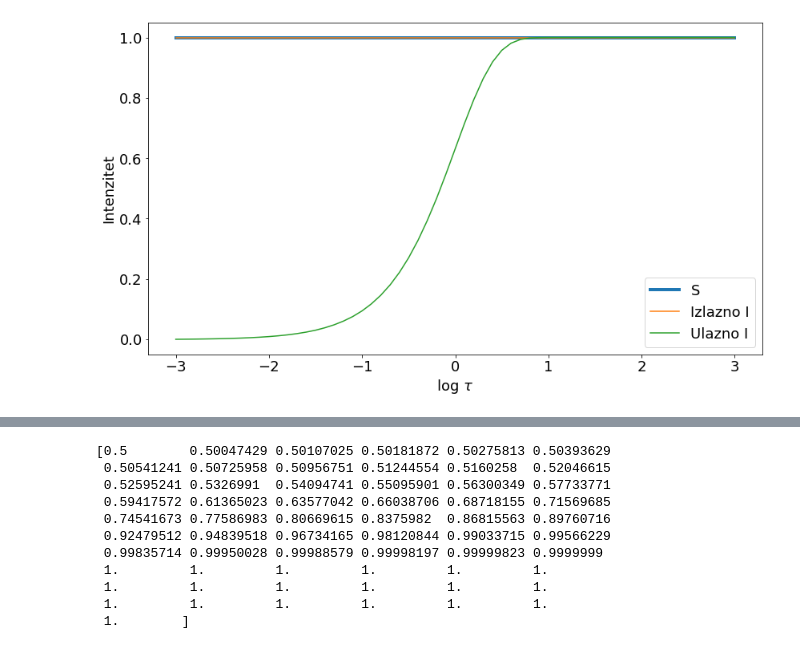
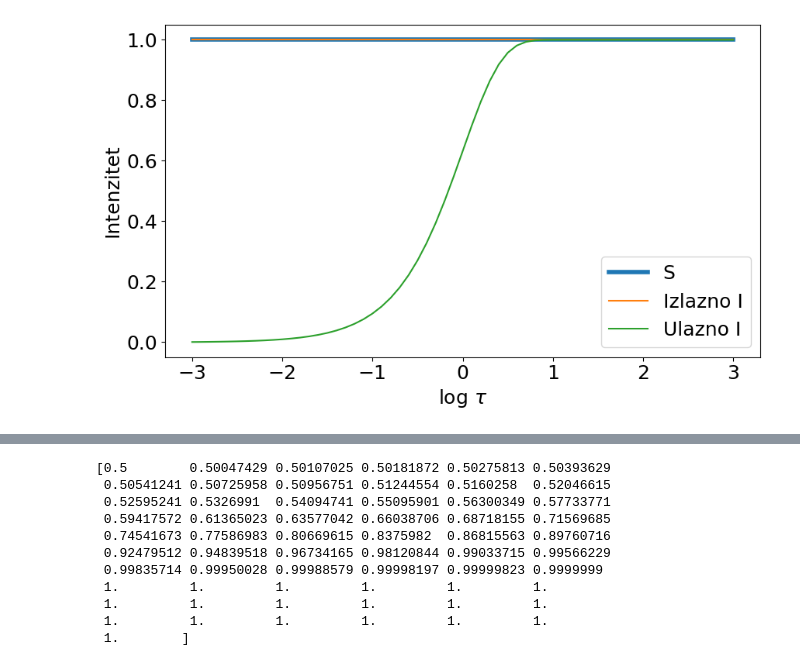
Before and after one commit to ivanzmilic/TZS_matf, a Jupyter notebook: Predavanja/Predavanje_08_numericka_RZ.ipynb, the cells around one changed output, grey strips where cells are left out. Cells and saved outputs as stored; diff of their text form; code cells hidden in the pictures.

```diff
--- a/Predavanja/Predavanje_08_numericka_RZ.ipynb
+++ b/Predavanja/Predavanje_08_numericka_RZ.ipynb
@@ -17,7 +27,6 @@ def formal_solution(tau, S, mu):
     end = 0
     I[start] = S[start]
 
-
     if (mu < 0):
         step = 1
         start = 0
@@ -26,16 +35,12 @@ def formal_solution(tau, S, mu):
 
     for i in range(start+step, end+step, step):
 
-
-
+        # Koristimo pretpostavku da nam je funkcija izvora konstantna na intervalu izmedju i i i-step
         S_mean = (S[i] + S[i-step]) * 0.5
 
-        delta = (tau[i-step] - tau[i]) / mu
+        delta_tau = (tau[i-step] - tau[i]) / mu
 
-        #print (i, delta)
-
-        I[i] = I[i-step] * np.exp(-delta) + S_mean * (1.0 - np.exp(-delta))
-
+        I[i] = I[i-step] * np.exp(-delta_tau) + S_mean * (1.0 - np.exp(-delta_tau))
 
     return I
 # %%
@@ -46,14 +56,14 @@ S = np.ones(61)
 I_out = formal_solution(tau, S, 1)
 I_in = formal_solution(tau, S, -1)
 # %%
-plt.figure(figsize=[12,7])
+plt.figure(figsize=[9,5.5])
 plt.plot(logtau, S, label='S',linewidth = 4)
 plt.plot(logtau, I_out, label = 'Izlazno I')
 plt.plot(logtau, I_in, label = 'Ulazno I')
 plt.xlabel("log $\\tau$")
 plt.ylabel("Intenzitet")
 plt.legend()
 plt.tight_layout()
 plt.savefig("FS_in_out.jpg",bbox_inches='tight')
 # %% [output]
-[figure, old version]
+[figure, new version]
```
Also changed, not shown: parts of 7 cells of this notebook.
